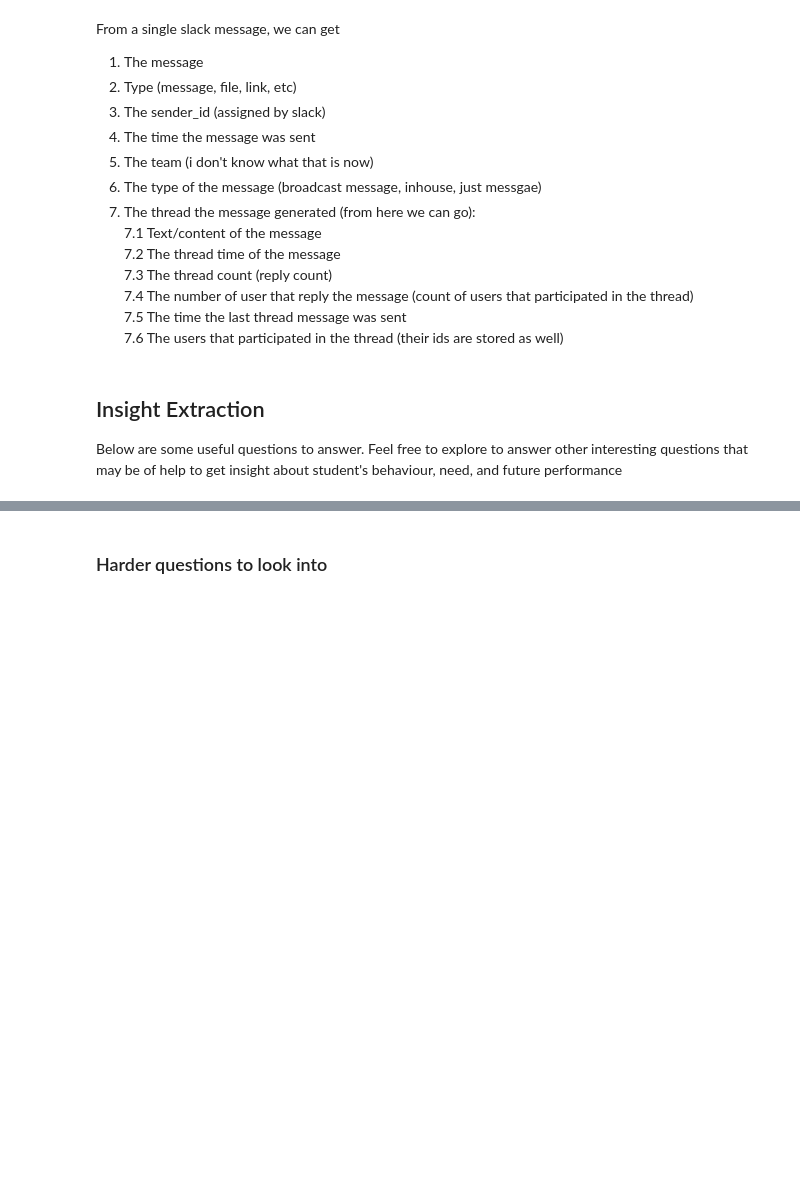
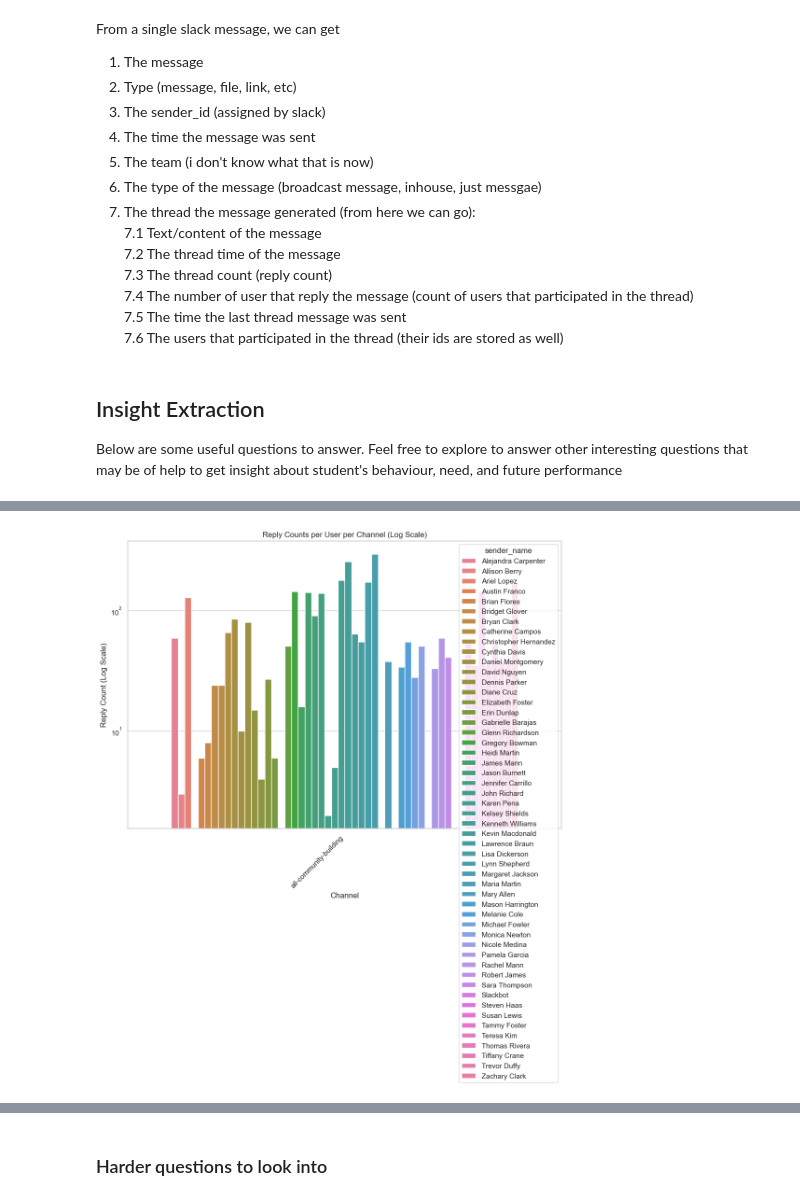
Before and after one commit to Azizadx/nasrallah-week0_10academy, a Jupyter notebook: notebooks/parse_slack_data.ipynb, the cells around one changed output, grey strips where cells are left out. Saved outputs shown, nothing was run; the diff lists cells and outputs as text; code cells hidden in the pictures; blank space fills up the shorter version.

Commit message:
feat:Visualize reply counts per user per channel, time range of the day that most messages are sent?, and lastly kind of messages that replied faster than other

```diff
--- a/notebooks/parse_slack_data.ipynb
+++ b/notebooks/parse_slack_data.ipynb
@@ -56,19 +56,17 @@ def slack_parser(path_channel):
         6. reset the index and return dataframe
     """
 
-    # specify path to get json files
     combined = []
-    for json_file in glob.glob("../anonymized/channels.json"):
+    for json_file in glob.glob(f"{path_channel}*.json"):
         with open(json_file, 'r', encoding="utf8") as slack_data:
-            combined.append(slack_data)
+            data = json.load(slack_data)
+            combined.append(data)
 
-    # loop through all json files and extract required informations
+        # loop through all json files and extract required informations
     dflist = []
     for slack_data in combined:
-
         msg_type, msg_content, sender_id, time_msg, msg_dist, time_thread_st, reply_users, \
         reply_count, reply_users_count, tm_thread_end = [],[],[],[],[],[],[],[],[],[]
-
         for row in slack_data:
             if 'bot_id' in row.keys():
                 continue
@@ -78,8 +76,12 @@ def slack_parser(path_channel):
                 if 'user_profile' in row.keys(): sender_id.append(row['user_profile']['real_name'])
                 else: sender_id.append('Not provided')
                 time_msg.append(row['ts'])
-                if 'blocks' in row.keys() and len(row['blocks'][0]['elements'][0]['elements']) != 0 :
-                     msg_dist.append(row['blocks'][0]['elements'][0]['elements'][0]['type'])
+                if 'blocks' in row.keys() and row['blocks'] is not None and len(row['blocks']) > 0 \
+                                          and 'elements' in row['blocks'][0].keys() and row['blocks'][0]['elements'] is not None \
+                                          and len(row['blocks'][0]['elements']) > 0 and 'elements' in row['blocks'][0]['elements'][0].keys() \
+                                          and row['blocks'][0]['elements'][0]['elements'] is not None \
+                                          and len(row['blocks'][0]['elements'][0]['elements']) > 0:
+                    msg_dist.append(row['blocks'][0]['elements'][0]['elements'][0]['type'])
                 else: msg_dist.append('reshared')
                 if 'thread_ts' in row.keys():
                     time_thread_st.append(row['thread_ts'])
@@ -103,12 +105,12 @@ def slack_parser(path_channel):
         df = pd.DataFrame(data=data, columns=columns)
         df = df[df['sender_name'] != 'Not provided']
         dflist.append(df)
+    dfall = pd.concat(dflist, ignore_index=True)
+    dfall['channel'] = path_channel.split('/')[-2].split('.')[0]
+    dfall = dfall.reset_index(drop=True)
+    return dfall
 
-    dfall = pd.concat(dflist, ignore_index=True)
-    dfall['channel'] = path_channel.split('/')[-1].split('.')[0]
-    dfall = dfall.reset_index(drop=True)
-
-    return dfall
+    # return dfall
 
 
 def parse_slack_reaction(path, channel):
@@ -272,5 +274,6 @@ def draw_user_reaction(data, channel='General'):
 
 Below are some useful questions to answer. Feel free to explore to answer other interesting questions that may be of help to get insight about student's behaviour, need, and future performance
 # %%
-df = slack_parser('all-community-building/')
+pfill = slack_parser('../anonymized/all-community-building/')
+pfill.info()
 # %% [output]
@@ -283,0 +298,16 @@ ValueError: I/O operation on closed file.
+# %%
+# Visualize reply counts per user per channel
+sns.set(style="whitegrid")
+plt.figure(figsize=(12, 8))
+# Group by channel and sender_name, summing the reply_count
+group_data = pfill.groupby(['channel', 'sender_name'])['reply_count'].sum().reset_index()
+# Plot the data
+sns.barplot(x='channel', y='reply_count', hue='sender_name', data=grouped_data, errorbar=None)
+plt.yscale('log') # logarithmic scale for easy reading
+plt.title('Reply Counts per User per Channel (Log Scale)')
+plt.xlabel('Channel')
+plt.ylabel('Reply Count (Log Scale)')
+plt.xticks(rotation=45, ha='right')
+plt.show()
+# %% [output]
+[figure, added]
```
Also changed, not shown: parts of 6 cells of this notebook.
